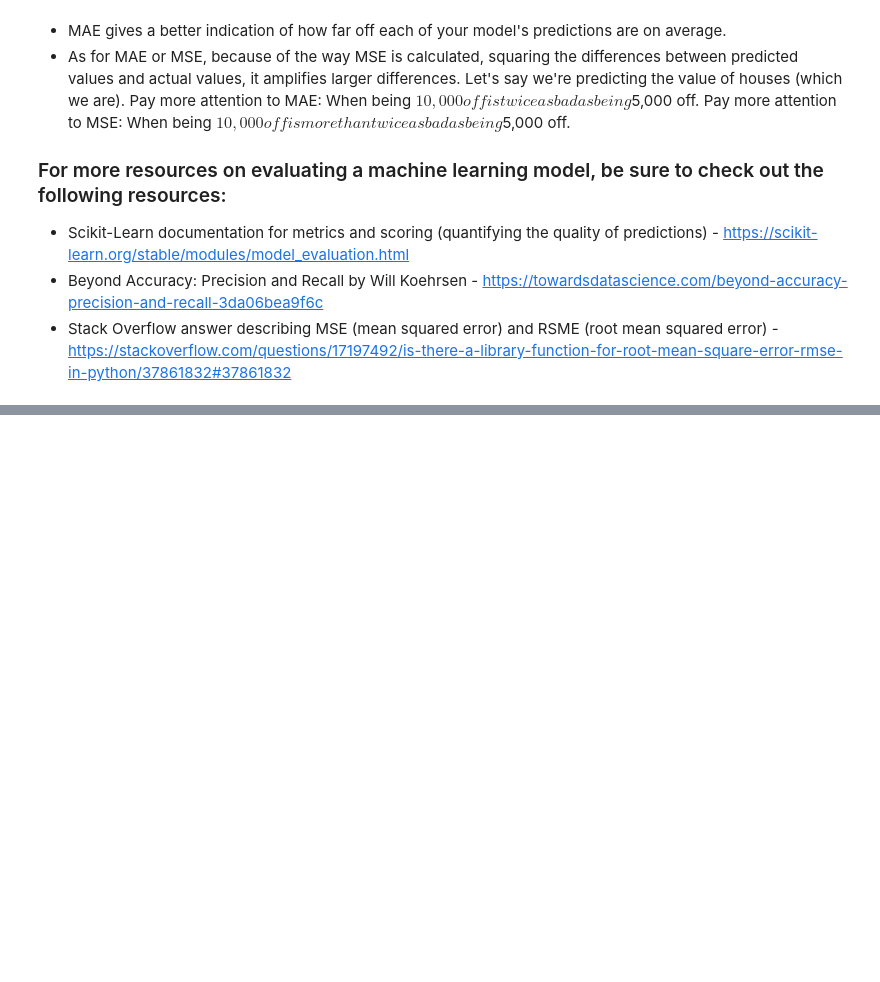
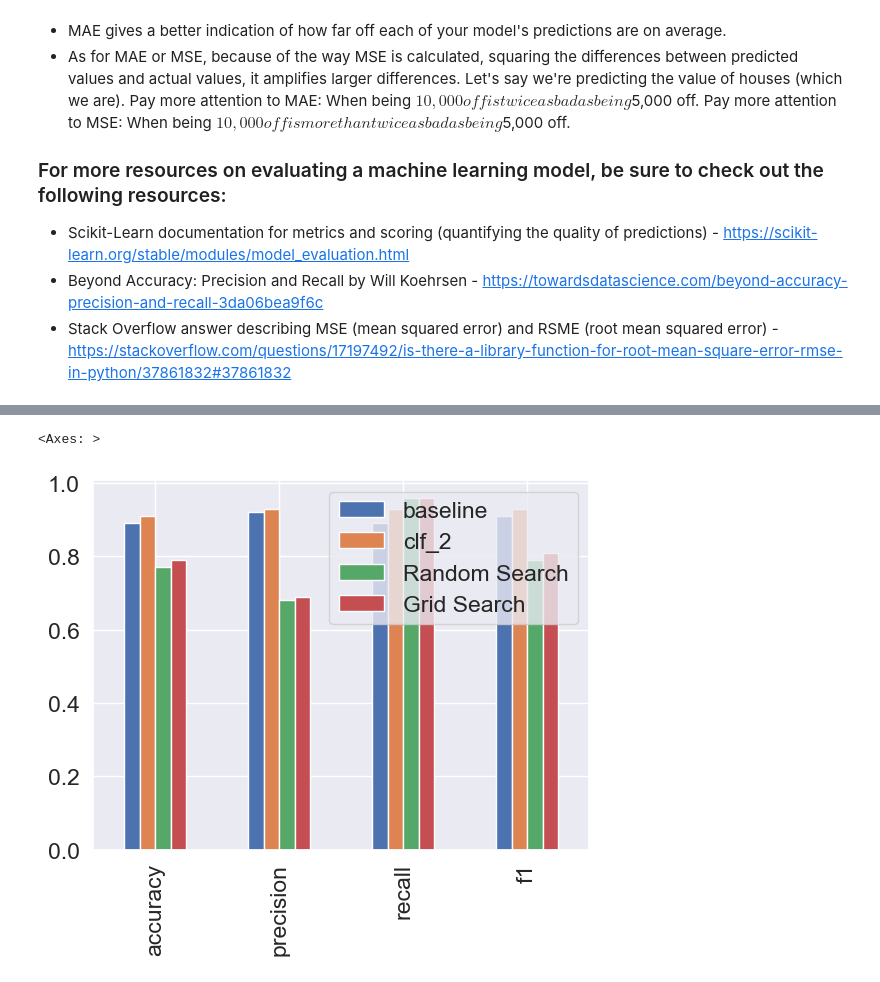
Before and after one commit to bhagya777/Machine-Learning, a Jupyter notebook: Scikit-learn.ipynb, the cells around one changed output, grey strips where cells are left out. Cells and saved outputs as stored; diff of their text form; code cells hidden in the pictures; blank space fills up the shorter version.

Commit message:
SCikit-learn

```diff
--- a/Scikit-learn.ipynb
+++ b/Scikit-learn.ipynb
@@ -1349,0 +1784,23 @@ Below are some of the most important evaluation metrics you'll want to look into
+# %%
+grid_2={"n_estimators":[100,200,500],
+      "max_depth":[None],
+      "max_features":["auto","sqrt"],
+      "min_samples_split":[6],
+      "min_samples_leaf":[1,2]}
+# %%
+from sklearn.model_selection import GridSearchCV
+
+np.random.seed(1)
+x=heart_disease_shuffled.drop("target",axis=1)
+y=heart_disease_shuffled["target"]
+x_train,x_test,y_train,y_test=train_test_split(x,y,test_size=0.2)
+
+# n_jobs means how much of your computer process you are going to dedicate towards this machine learning model  (by default it is None)
+clf=RandomForestClassifier(n_jobs=1)
+
+# Setup GridSearchCV
+gs_clf=GridSearchCV(estimator=clf,
+                          param_grid=grid_2,
+                          cv=5,
+                          verbose=2)
+gs_clf.fit(x_train,y_train)
@@ -1349,0 +1855,3 @@ Below are some of the most important evaluation metrics you'll want to look into
+# %%
+gs_y_preds=gs_clf.predict(x_test)
+gs_metrics=evaluate_preds_classification(y_test,gs_y_preds)
@@ -1349,0 +1863,6 @@ Below are some of the most important evaluation metrics you'll want to look into
+# %%
+compare_metrics=pd.DataFrame({"baseline":baseline_metrics,
+                              "clf_2":clf2_metrics,
+                              "Random Search":rs_metrics,
+                              "Grid Search":gs_metrics})
+compare_metrics
@@ -1349,0 +1875,5 @@ Below are some of the most important evaluation metrics you'll want to look into
+# %%
+compare_metrics.plot.bar()
+# %% [output]
+<Axes: >
+[figure, added]
```
Also changed, not shown: parts of 59 cells of this notebook.
